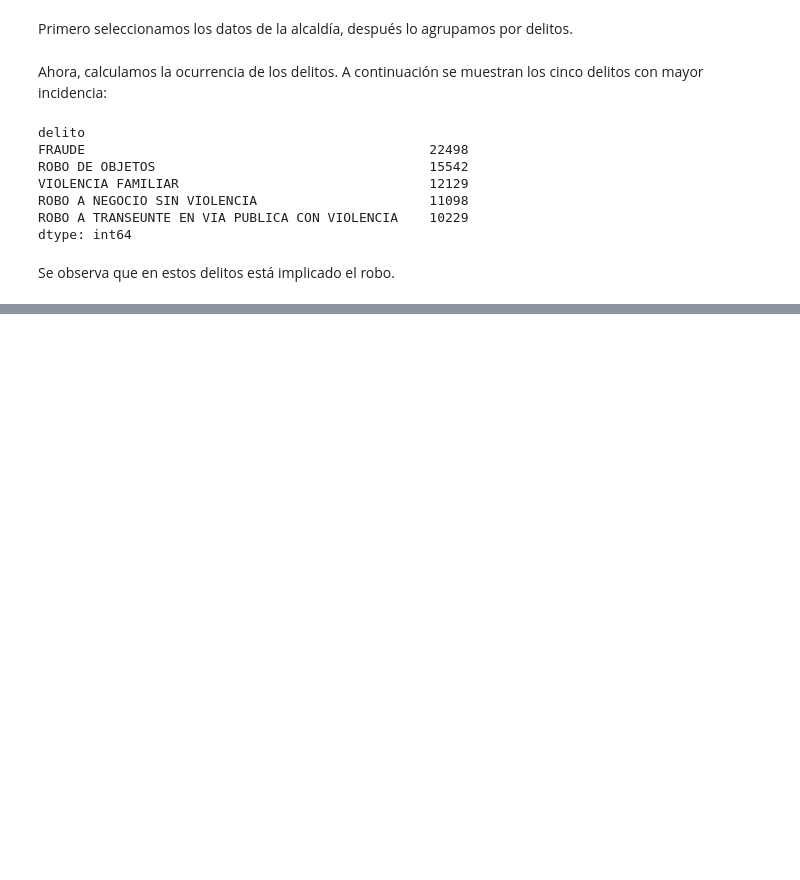
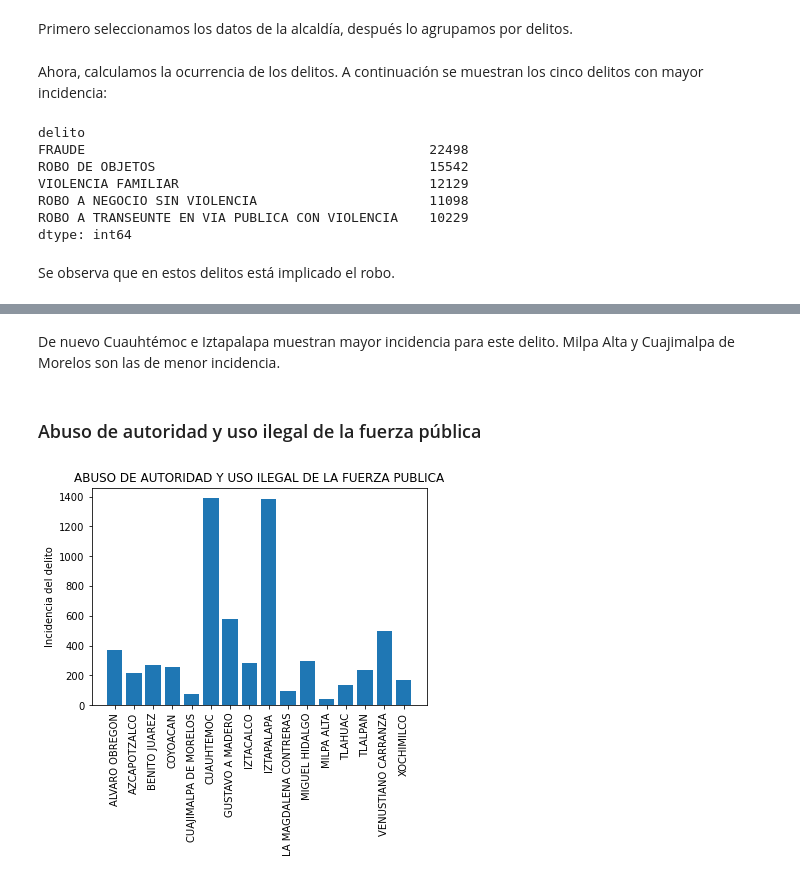
Before and after one commit to lorenaphys/OPI, a Jupyter notebook: Soluciones.ipynb, the cells around one changed output, grey strips where cells are left out. Drawn from its saved outputs; the diff is of its cells as text; code cells hidden in the pictures; blank space fills up the shorter version.

```diff
--- a/Soluciones.ipynb
+++ b/Soluciones.ipynb
@@ -387,0 +441,8 @@ def frec_total_año():
+# %% [markdown]
+De nuevo Cuauhtémoc e Iztapalapa muestran mayor incidencia para este delito. Milpa Alta y Cuajimalpa de Morelos son las de menor incidencia.
+# %% [markdown]
+### Abuso de autoridad y uso ilegal de la fuerza pública
+# %%
+delitos_frec_alcaldia(delitos_mas_frec[3])
+# %% [output]
+[figure, added]
```
Also changed, not shown: parts of 65 cells of this notebook, 1 other file.
